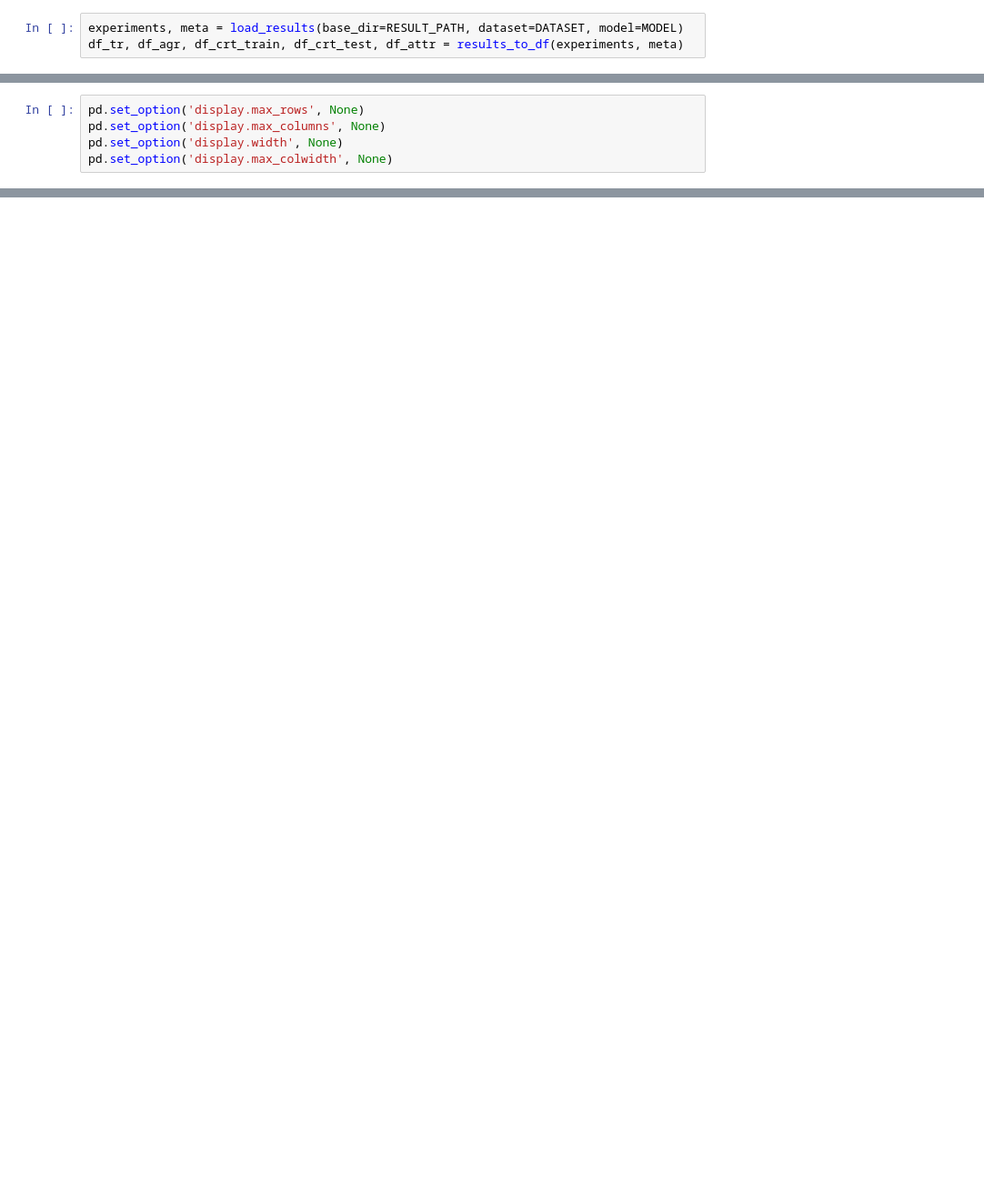
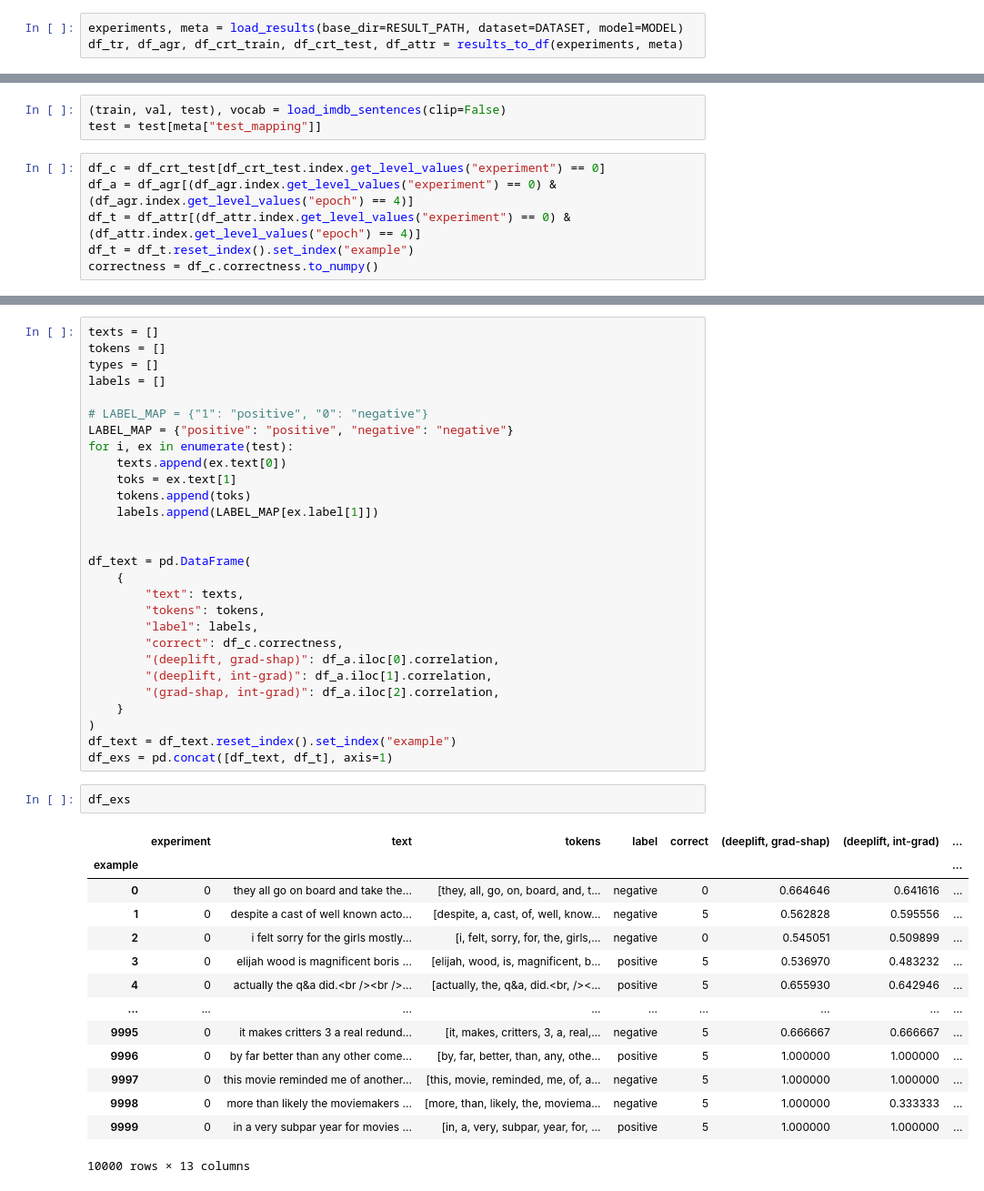
Before and after one commit to mttk/unity-in-xai-court, a Jupyter notebook: viz.ipynb, the cells around one changed output, grey strips where cells are left out. Shown at 91% size. Saved outputs shown, nothing was run; the diff lists cells and outputs as text; blank space fills up the shorter version.

```diff
--- a/viz.ipynb
+++ b/viz.ipynb
@@ -105,5 +42,0 @@ sent = pd.read_csv("data/IMDB_sentences_sample.csv")
-# %%
-pd.set_option('display.max_rows', None)
-pd.set_option('display.max_columns', None)
-pd.set_option('display.width', None)
-pd.set_option('display.max_colwidth', None)
@@ -144,0 +43,9 @@ cmap(2)
+# %%
+(train, val, test), vocab = load_imdb_sentences(clip=False)
+test = test[meta["test_mapping"]]
+# %%
+df_c = df_crt_test[df_crt_test.index.get_level_values("experiment") == 0]
+df_a = df_agr[(df_agr.index.get_level_values("experiment") == 0) & (df_agr.index.get_level_values("epoch") == 4)]
+df_t = df_attr[(df_attr.index.get_level_values("experiment") == 0) & (df_attr.index.get_level_values("epoch") == 4)]
+df_t = df_t.reset_index().set_index("example")
+correctness = df_c.correctness.to_numpy()
@@ -144,0 +54,45 @@ cmap(2)
+# %%
+texts = []
+tokens = []
+types = []
+labels = []
+
+# LABEL_MAP = {"1": "positive", "0": "negative"}
+LABEL_MAP = {"positive": "positive", "negative": "negative"}
+for i, ex in enumerate(test):
+    texts.append(ex.text[0])
+    toks = ex.text[1]
+    tokens.append(toks)
+    labels.append(LABEL_MAP[ex.label[1]])
+
+
+df_text = pd.DataFrame(
+    {
+        "text": texts,
+        "tokens": tokens,
+        "label": labels,
+        "correct": df_c.correctness,
+        "(deeplift, grad-shap)": df_a.iloc[0].correlation,
+        "(deeplift, int-grad)": df_a.iloc[1].correlation,
+        "(grad-shap, int-grad)": df_a.iloc[2].correlation,
+    }
+)
+df_text = df_text.reset_index().set_index("example")
+df_exs = pd.concat([df_text, df_t], axis=1)
+# %%
+df_exs
+# %% [output]
+|  | experiment | text | tokens | label | correct | (deeplift, grad-shap) | (deeplift, int-grad) | ... |
+| example |  |  |  |  |  |  |  | ... |
+| 0 | 0 | they all go on board and take the... | [they, all, go, on, board, and, t... | negative | 0 | 0.664646 | 0.641616 | ... |
+| 1 | 0 | despite a cast of well known acto... | [despite, a, cast, of, well, know... | negative | 5 | 0.562828 | 0.595556 | ... |
+| 2 | 0 | i felt sorry for the girls mostly... | [i, felt, sorry, for, the, girls,... | negative | 0 | 0.545051 | 0.509899 | ... |
+| 3 | 0 | elijah wood is magnificent boris ... | [elijah, wood, is, magnificent, b... | positive | 5 | 0.536970 | 0.483232 | ... |
+| 4 | 0 | actually the q&a did.<br /><br />... | [actually, the, q&a, did.<br, /><... | positive | 5 | 0.655930 | 0.642946 | ... |
+| ... | ... | ... | ... | ... | ... | ... | ... | ... |
+| 9995 | 0 | it makes critters 3 a real redund... | [it, makes, critters, 3, a, real,... | negative | 5 | 0.666667 | 0.666667 | ... |
+| 9996 | 0 | by far better than any other come... | [by, far, better, than, any, othe... | positive | 5 | 1.000000 | 1.000000 | ... |
+| 9997 | 0 | this movie reminded me of another... | [this, movie, reminded, me, of, a... | negative | 5 | 1.000000 | 1.000000 | ... |
+| 9998 | 0 | more than likely the moviemakers ... | [more, than, likely, the, moviema... | negative | 5 | 1.000000 | 0.333333 | ... |
+| 9999 | 0 | in a very subpar year for movies ... | [in, a, very, subpar, year, for, ... | positive | 5 | 1.000000 | 1.000000 | ... |
+10000 rows × 13 columns
```
Also changed, not shown: parts of 33 cells of this notebook, 4 other files.
